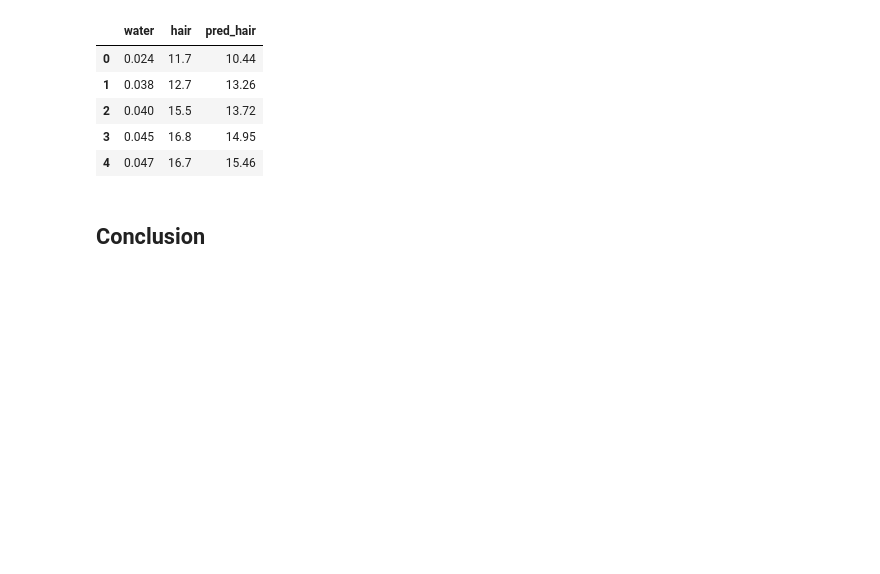
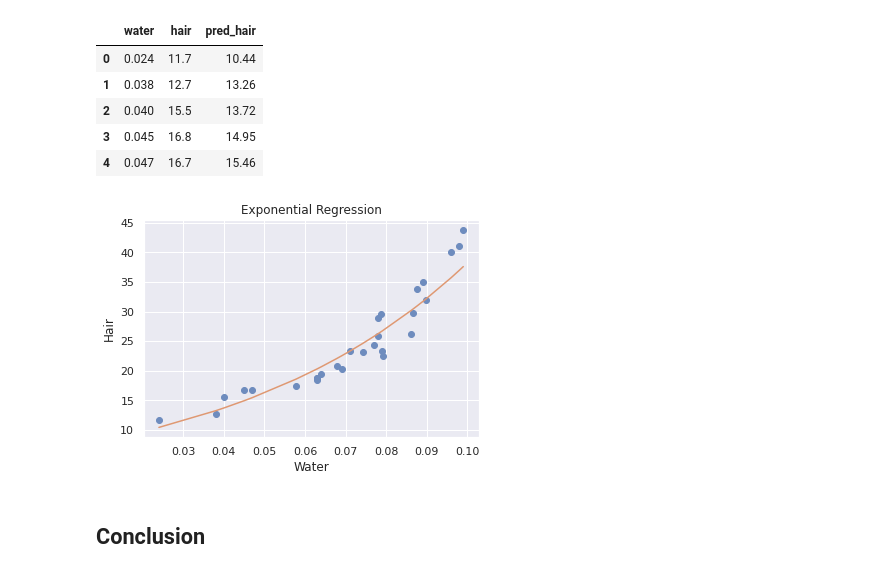
Before and after one commit to NazarPonochevnyi/Programming-Labs, a Jupyter notebook: Programming/Sem5/Lab1/Lab1.ipynb, the cells around one changed output. Saved outputs shown, nothing was run; the diff lists cells and outputs as text; code cells hidden in the pictures; blank space fills up the shorter version.

```diff
--- a/Programming/Sem5/Lab1/Lab1.ipynb
+++ b/Programming/Sem5/Lab1/Lab1.ipynb
@@ -124,6 +155,15 @@ df.assign(pred_hair=np.round(np.exp(model.predict(x)), 2)).head()
 | 2 | 0.040 | 15.5 | 13.72 |
 | 3 | 0.045 | 16.8 | 14.95 |
 | 4 | 0.047 | 16.7 | 15.46 |
+# %%
+plt.scatter(x, y, color='#6e8cbe')
+plt.plot(x, np.exp(model.predict(x)), color='#df9872')
+plt.title('Exponential Regression')
+plt.xlabel('Water')
+plt.ylabel('Hair')
+plt.show()
+# %% [output]
+[figure, added]
 # %% [markdown]
 ## Conclusion
 # %%
```
Also changed, not shown: parts of 4 cells of this notebook.
